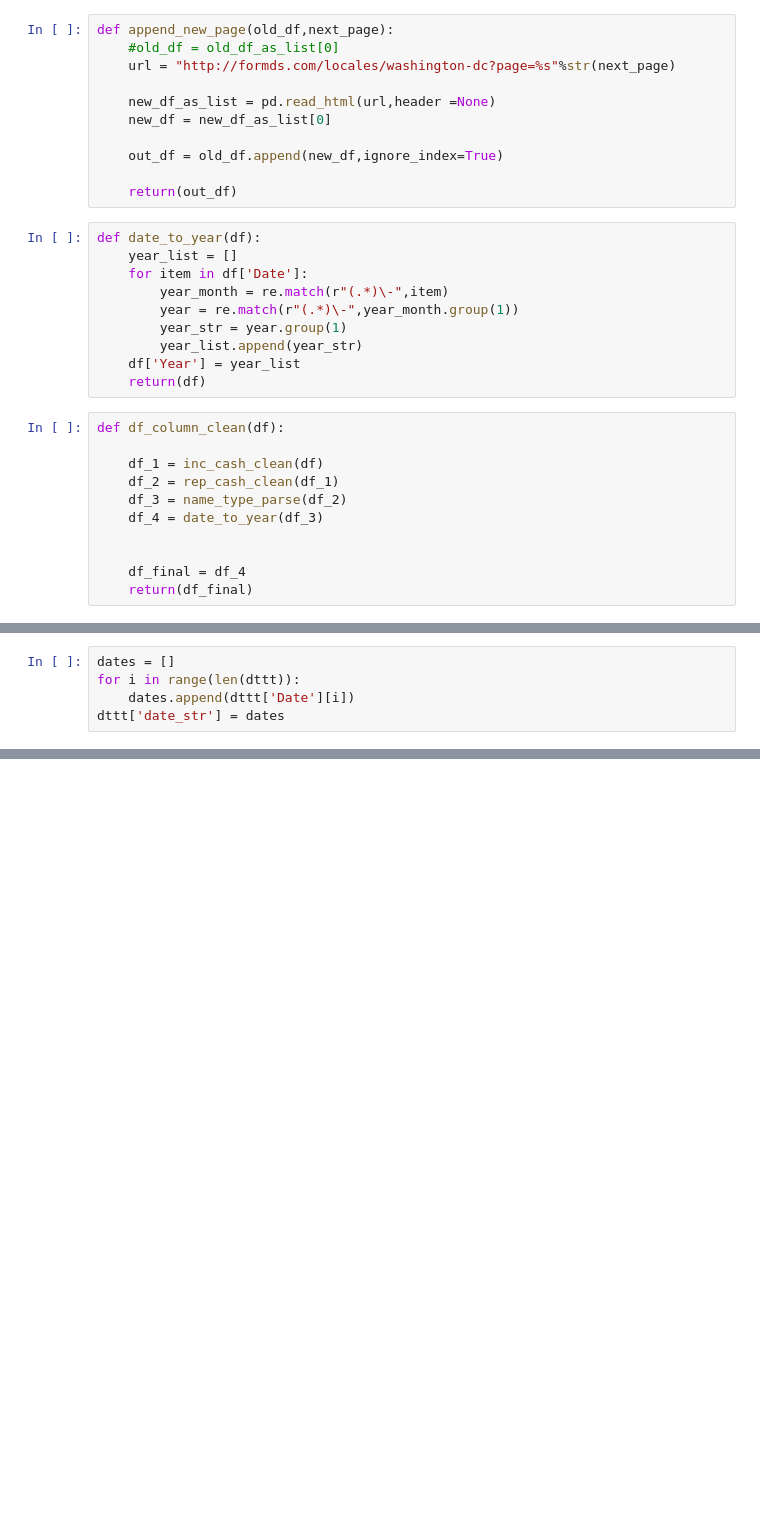
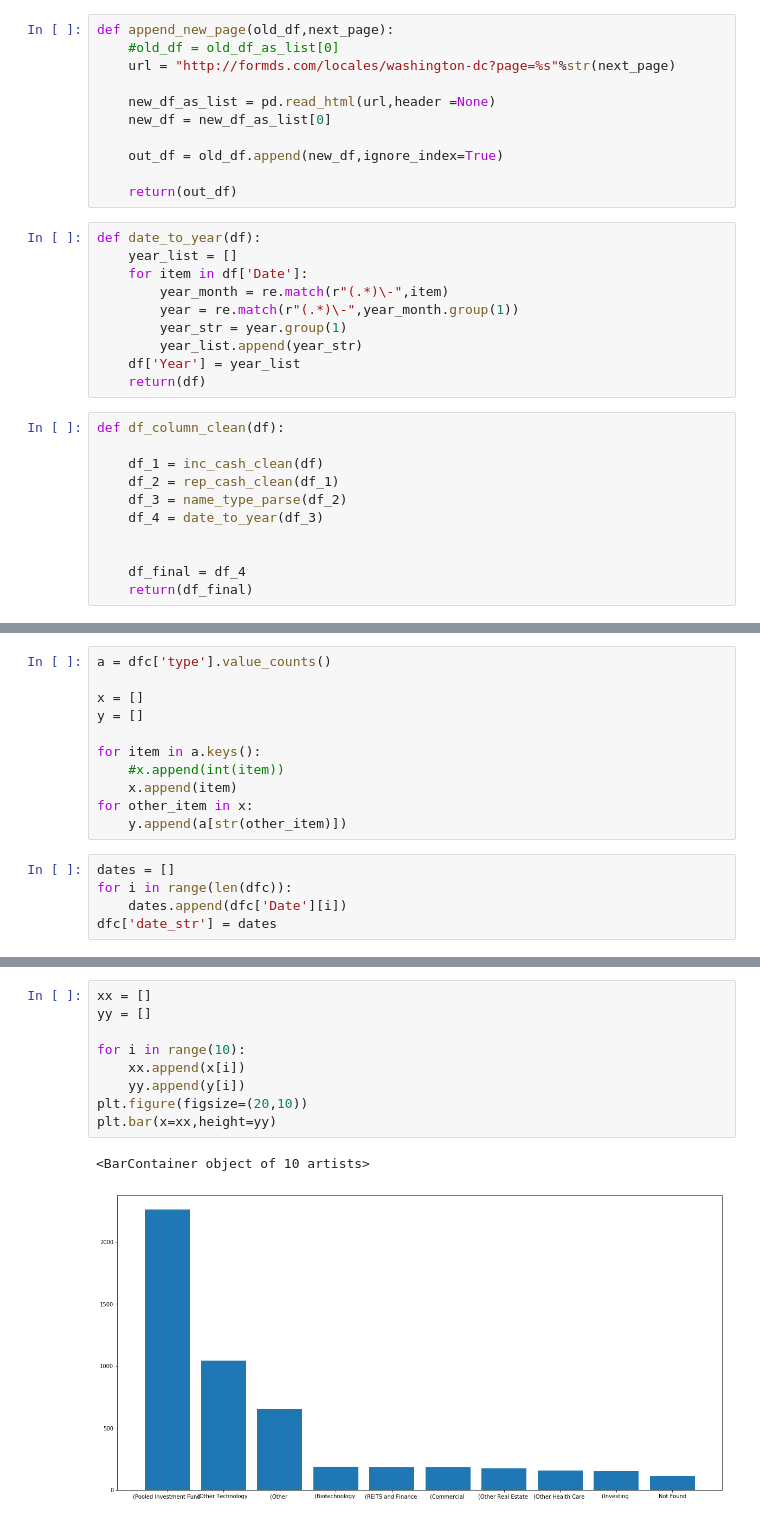
Before and after one commit to M-Watson/data-science-practice, a Jupyter notebook: form-d/form-d-explore-2.ipynb, the cells around one changed output, grey strips where cells are left out. Saved outputs shown, nothing was run; the diff lists cells and outputs as text; blank space fills up the shorter version.

```diff
--- a/form-d/form-d-explore-2.ipynb
+++ b/form-d/form-d-explore-2.ipynb
@@ -180,6 +179,17 @@ Name: type, dtype: int64
+# %%
+a = dfc['type'].value_counts()
+
+x = []
+y = []
+
+for item in a.keys():
+    #x.append(int(item))
+    x.append(item)
+for other_item in x:
+    y.append(a[str(other_item)])
 # %%
 dates = []
-for i in range(len(dttt)):
-    dates.append(dttt['Date'][i])
-dttt['date_str'] = dates
+for i in range(len(dfc)):
+    dates.append(dfc['Date'][i])
+dfc['date_str'] = dates
 # %%
@@ -194,0 +215,12 @@ dttt.plot(kind="bar",x="Date", y="Reported funding float",figsize=(20,13))
+# %%
+xx = []
+yy = []
+
+for i in range(10):
+    xx.append(x[i])
+    yy.append(y[i])
+plt.figure(figsize=(20,10))
+plt.bar(x=xx,height=yy)
+# %% [output]
+<BarContainer object of 10 artists>
+[figure, added]
```
Also changed, not shown: parts of 20 cells of this notebook, 1 other file.
